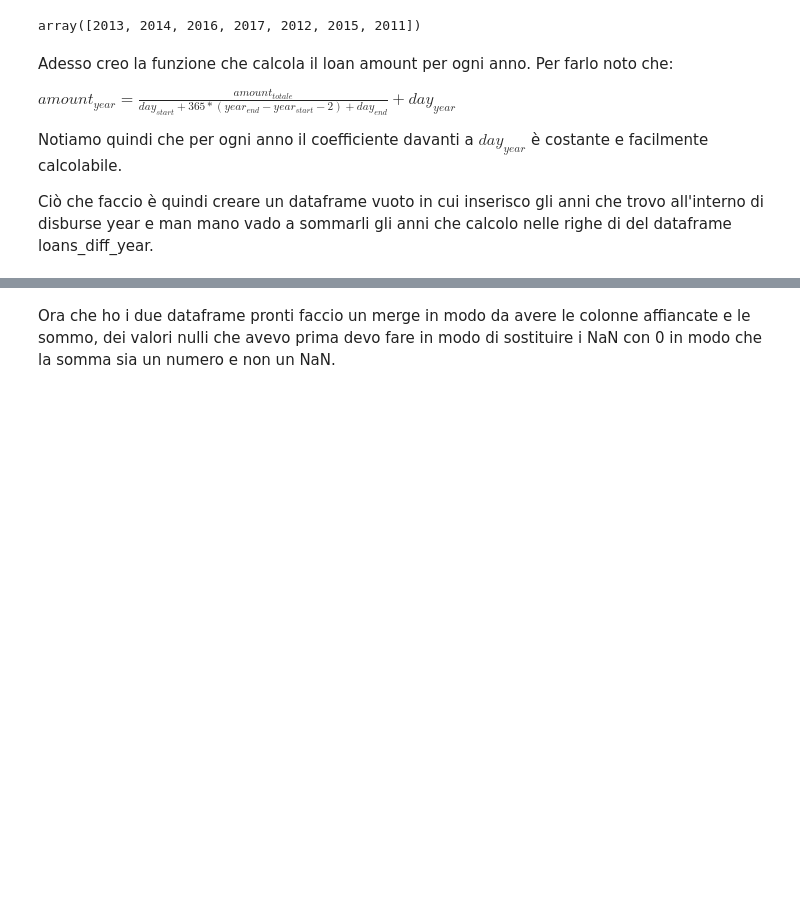
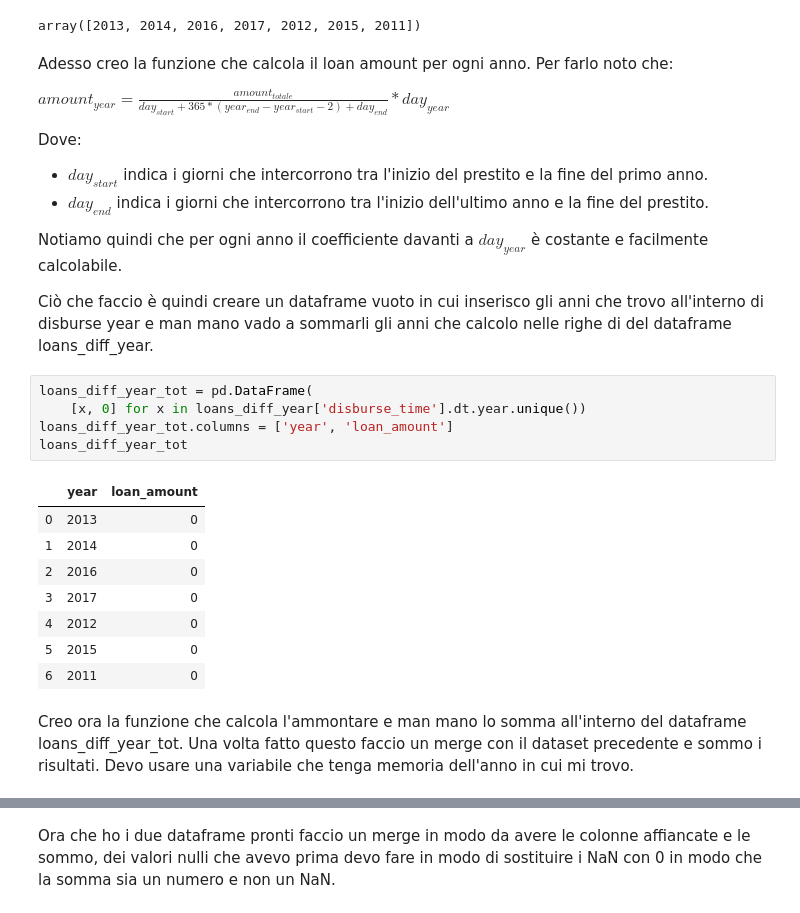
Before and after one commit to Chri1629/cs_project, a Jupyter notebook: esame_chri.ipynb, the cells around one changed output, grey strips where cells are left out. Saved outputs shown, nothing was run; the diff lists cells and outputs as text; blank space fills up the shorter version.

```diff
--- a/esame_chri.ipynb
+++ b/esame_chri.ipynb
@@ -395,8 +395,29 @@ array([2013, 2014, 2016, 2017, 2012, 2015, 2011])
 # %% [markdown]
 Adesso creo la funzione che calcola il loan amount per ogni anno. Per farlo noto che:
 
-$amount_{year} = \frac{amount_{totale}}{day_{start} + 365 * ({year_{end} - year_{start} - 2}) + day_{end}} + day_{year}$
+$amount_{year} = \frac{amount_{totale}}{day_{start} + 365 * ({year_{end} - year_{start} - 2}) + day_{end}} * day_{year}$
+
+Dove:
+
+- $day_{start}$ indica i giorni che intercorrono tra l'inizio del prestito e la fine del primo anno.
+- $day_{end}$ indica i giorni che intercorrono tra l'inizio dell'ultimo anno e la fine del prestito.
 
 Notiamo quindi che per ogni anno il coefficiente davanti a $day_{year}$ è costante e facilmente calcolabile.
 
 Ciò che faccio è quindi creare un dataframe vuoto in cui inserisco gli anni che trovo all'interno di disburse year e man mano vado a sommarli gli anni che calcolo nelle righe di del dataframe loans_diff_year.
+# %%
+loans_diff_year_tot = pd.DataFrame(
+    [x, 0] for x in loans_diff_year['disburse_time'].dt.year.unique())
+loans_diff_year_tot.columns = ['year', 'loan_amount']
+loans_diff_year_tot
+# %% [output]
+|  | year | loan_amount |
+| 0 | 2013 | 0 |
+| 1 | 2014 | 0 |
+| 2 | 2016 | 0 |
+| 3 | 2017 | 0 |
+| 4 | 2012 | 0 |
+| 5 | 2015 | 0 |
+| 6 | 2011 | 0 |
+# %% [markdown]
+Creo ora la funzione che calcola l'ammontare e man mano lo somma all'interno del dataframe loans_diff_year_tot. Una volta fatto questo faccio un merge con il dataset precedente e sommo i risultati. Devo usare una variabile che tenga memoria dell'anno in cui mi trovo.
```
Also changed, not shown: parts of 1 cell of this notebook.
